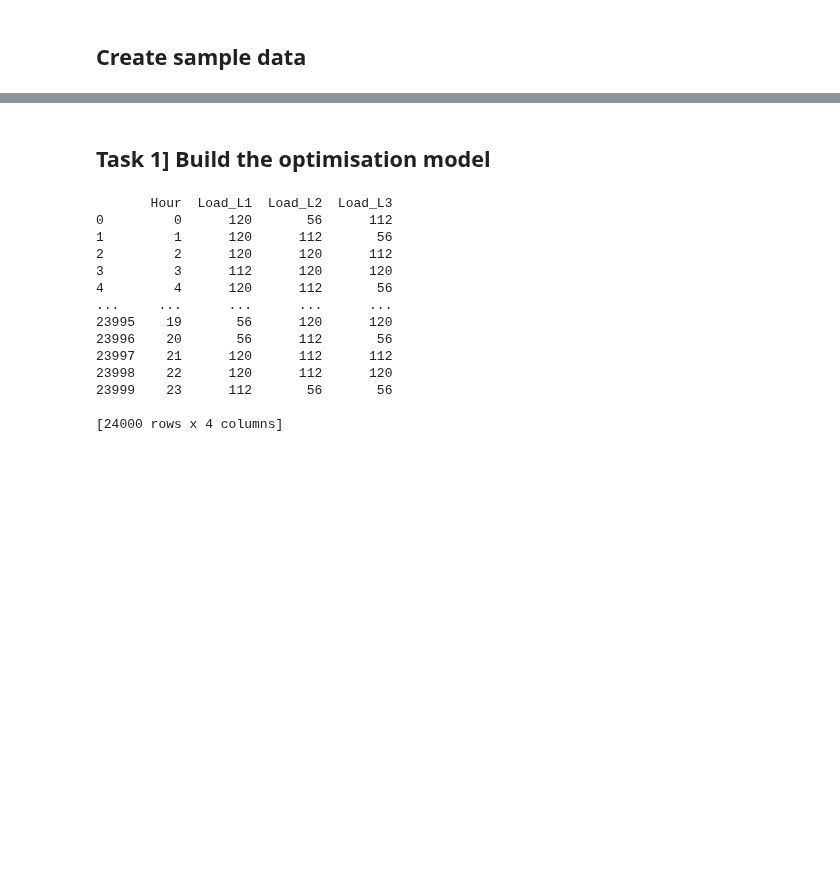
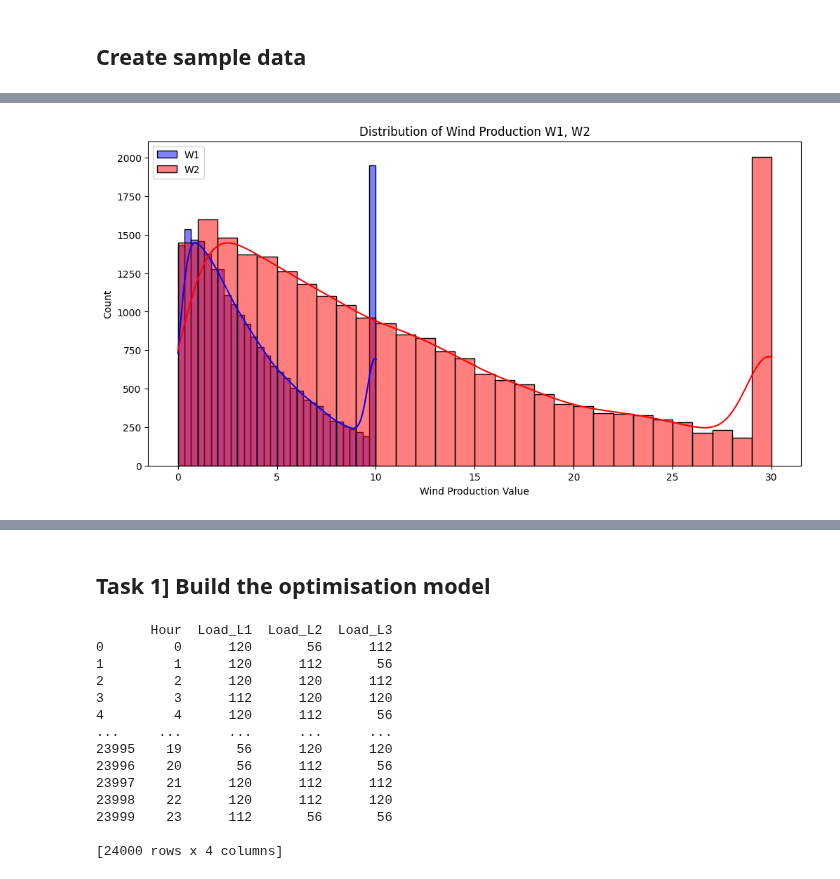
Before and after one commit to Max-f123/Machine_Learning_in_Energy_Systems, a Jupyter notebook: Assignment 02/02 - Simon/A02_Simon.ipynb, the cells around one changed output, grey strips where cells are left out. Cells and saved outputs as stored; diff of their text form; code cells hidden in the pictures; blank space fills up the shorter version.

Commit message:
sample update

```diff
--- a/Assignment 02/02 - Simon/A02_Simon.ipynb
+++ b/Assignment 02/02 - Simon/A02_Simon.ipynb
@@ -74,0 +75,11 @@ samples_df.head(30)
+# %%
+# Plot distribution of Wind Production
+plt.figure(figsize=(12, 6))
+sns.histplot(data=samples_df, x="W1", kde=True, bins=30, color="blue", label="W1")
+sns.histplot(data=samples_df, x="W2", kde=True, bins=30, color="red", label="W2")
+plt.title("Distribution of Wind Production W1, W2")
+plt.xlabel('Wind Production Value')
+plt.legend()
+plt.show()
+# %% [output]
+[figure, added]
```
Also changed, not shown: parts of 5 cells of this notebook, 1 other file.
